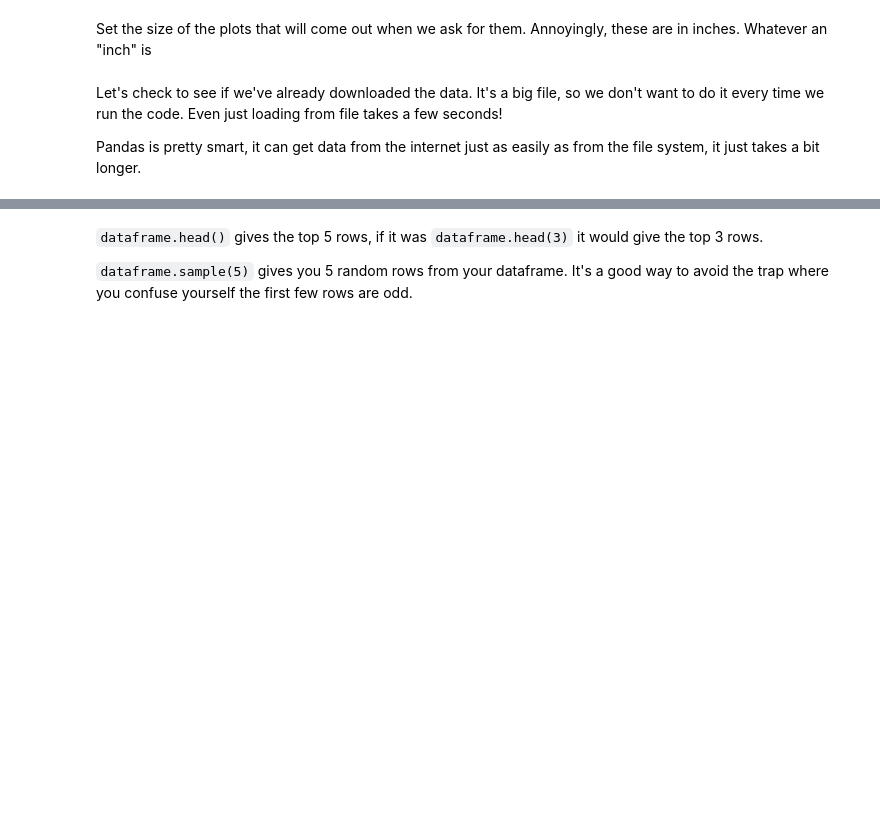
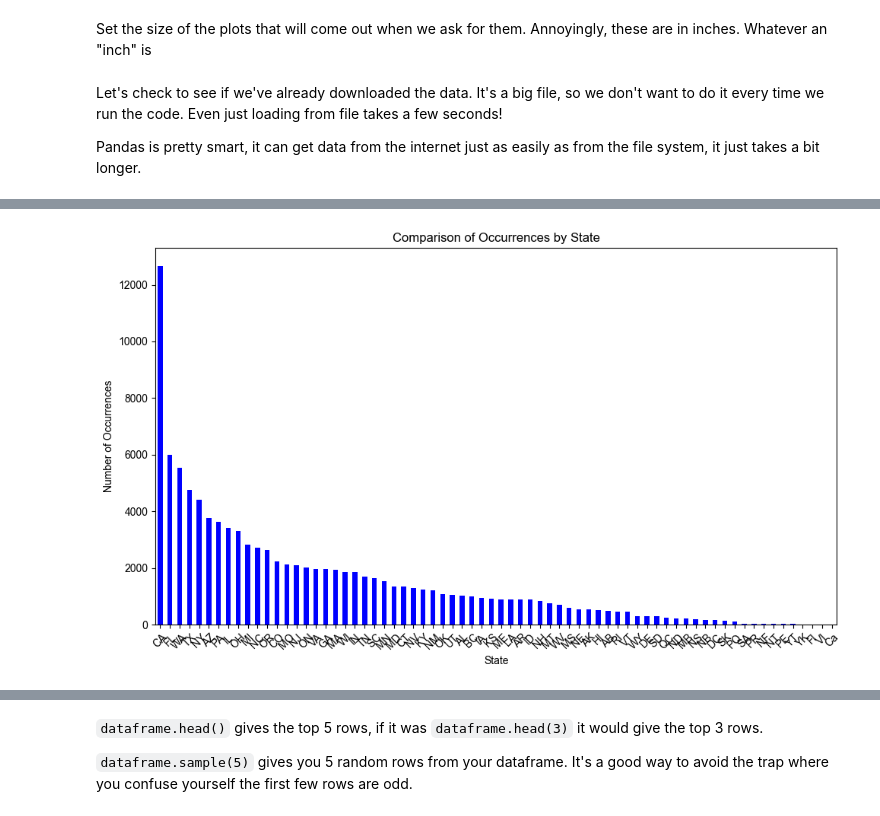
Before and after one commit to sevinafeb/data_project_2023, a Jupyter notebook: basic_pandas.ipynb, the cells around one changed output, grey strips where cells are left out. Cells and saved outputs as stored; diff of their text form; code cells hidden in the pictures; blank space fills up the shorter version.

```diff
--- a/basic_pandas.ipynb
+++ b/basic_pandas.ipynb
@@ -42,0 +74,27 @@ done
+# %%
+import pandas as pd
+import matplotlib.pyplot as plt
+
+file_path1 = 'nuforc_events.csv'
+data1 = pd.read_csv(file_path1)
+
+file_path2 = 'drug_induced_deaths_1999-2015.csv'
+data2 = pd.read_csv(file_path2)
+
+state_counts_data1 = data1['State'].value_counts()
+state_counts_data2 = data2['State'].value_counts()
+
+combined_state_counts = state_counts_data1.add(state_counts_data2, fill_value=0)
+
+sorted_state_counts = combined_state_counts.sort_values(ascending=False)
+
+plt.figure(figsize=(10, 6))
+sorted_state_counts.plot(kind='bar', color='blue')
+plt.xlabel('State')
+plt.ylabel('Number of Occurrences')
+plt.title('Comparison of Occurrences by State')
+plt.xticks(rotation=45)
+plt.tight_layout()
+plt.show()
+# %% [output]
+[figure, added]
```
Also changed, not shown: parts of 111 cells of this notebook, 6 other files.
